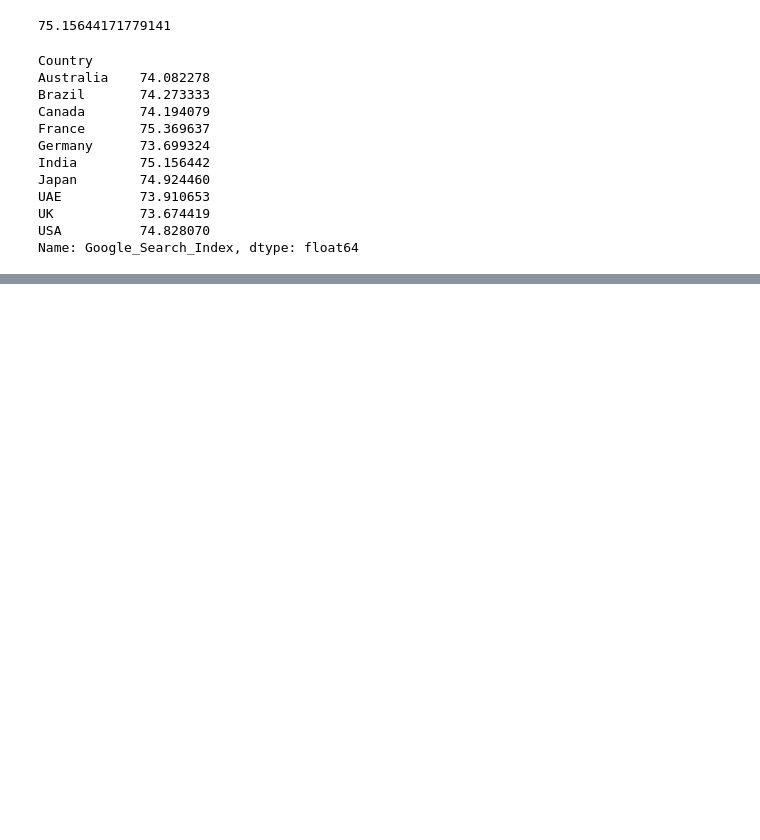
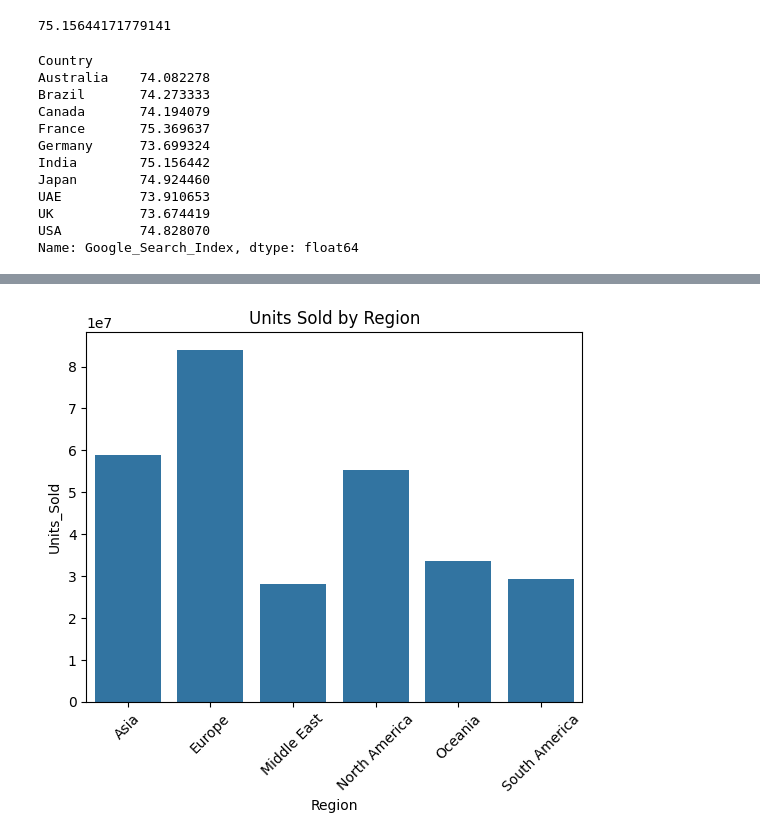
Before and after one commit to sivareddy-001/Data-Analyst-Intern, a Jupyter notebook: .dist/Iphone sales data.ipynb, the cells around one changed output, grey strips where cells are left out. Cells and saved outputs as stored; diff of their text form; code cells hidden in the pictures; blank space fills up the shorter version.

```diff
--- a/.dist/Iphone sales data.ipynb
+++ b/.dist/Iphone sales data.ipynb
@@ -119,0 +152,10 @@ Name: Google_Search_Index, dtype: float64
+# %%
+region_sales = df.groupby('Region')['Units_Sold'].sum().reset_index()
+
+plt.figure()
+sns.barplot(data=region_sales, x='Region', y='Units_Sold')
+plt.title("Units Sold by Region")
+plt.xticks(rotation=45)
+plt.show()
+# %% [output]
+[figure, added]
```
Also changed, not shown: parts of 15 cells of this notebook, 1 other file.
